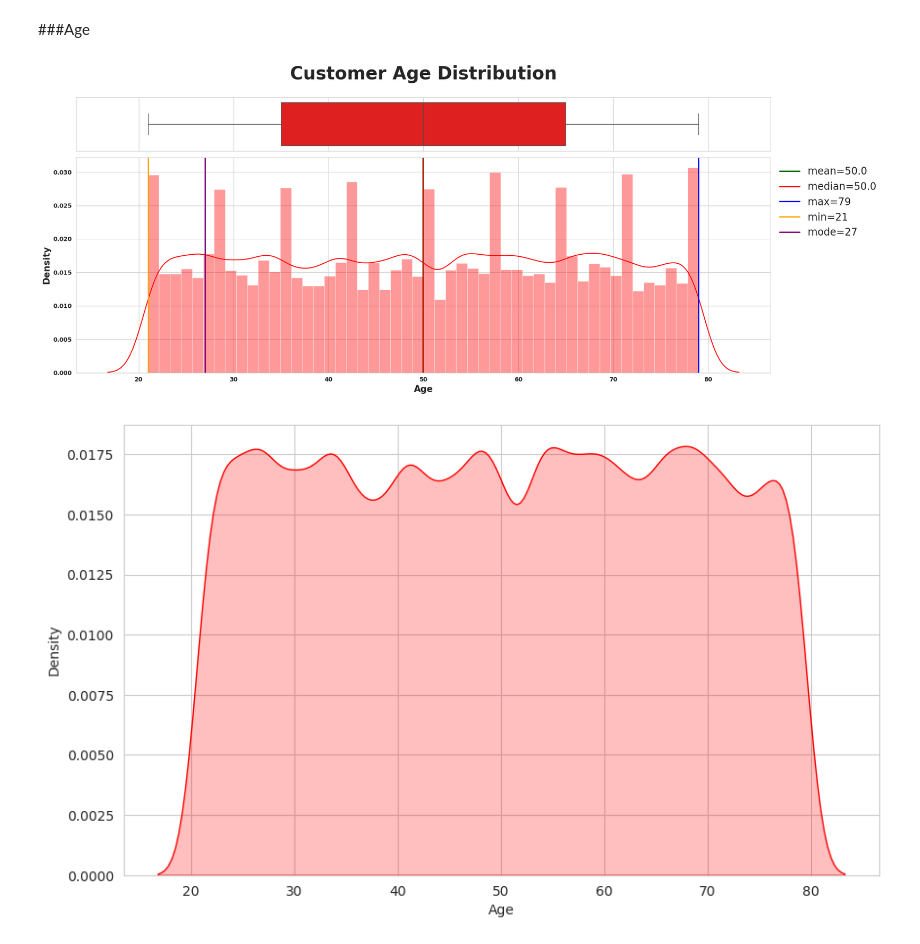
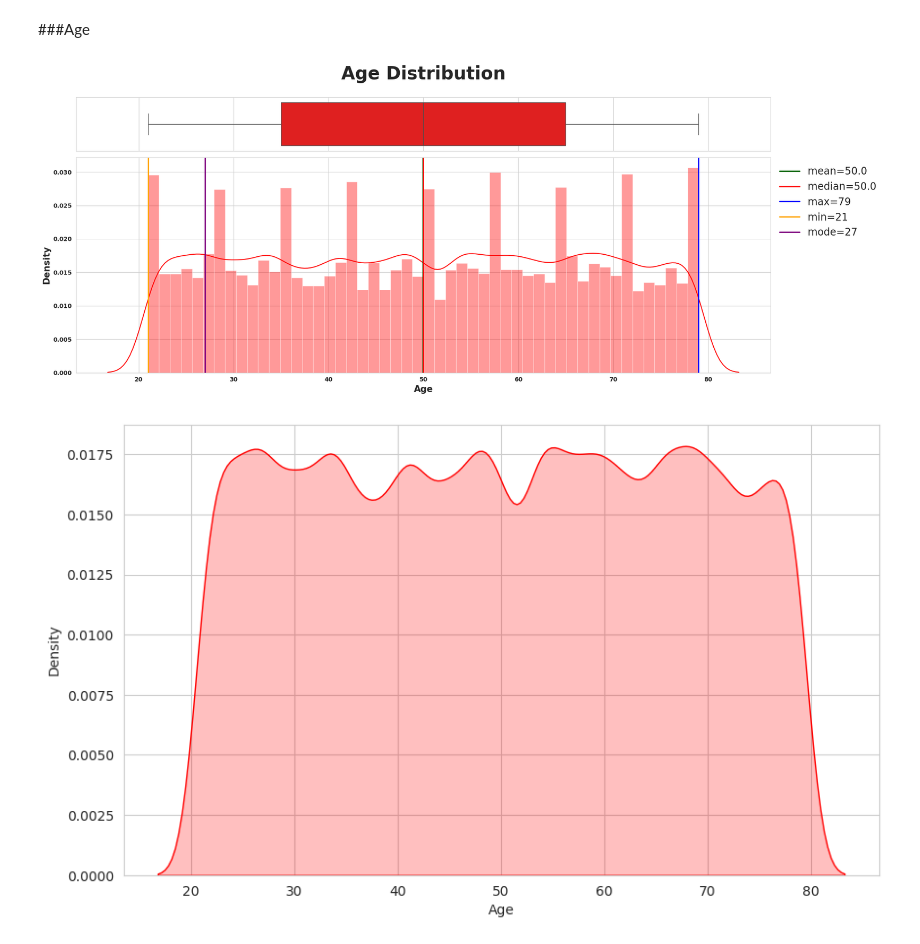
Before and after one commit to sina-salmanpour/Loan_Defaults_prediction, a Jupyter notebook: Loan_Defaults.ipynb, the cells around one changed output. Drawn from its saved outputs; the diff is of its cells as text; code cells hidden in the pictures.

```diff
--- a/Loan_Defaults.ipynb
+++ b/Loan_Defaults.ipynb
@@ -258,10 +257,10 @@ of individuals in your dataset.
 ###Age
 # %%
 numerical_plotting(data=df, col="Age",
-                   title="Customer Age Distribution",
+                   title="Age Distribution",
                    symb=" ", ylabel="Density", color="red");
 # %% [output]
-[figure, old version]
+[figure, new version]
 # %%
 sns.kdeplot(df.Age, color='red',shade=True);
 # %% [output]
```
Also changed, not shown: parts of 14 cells of this notebook.
